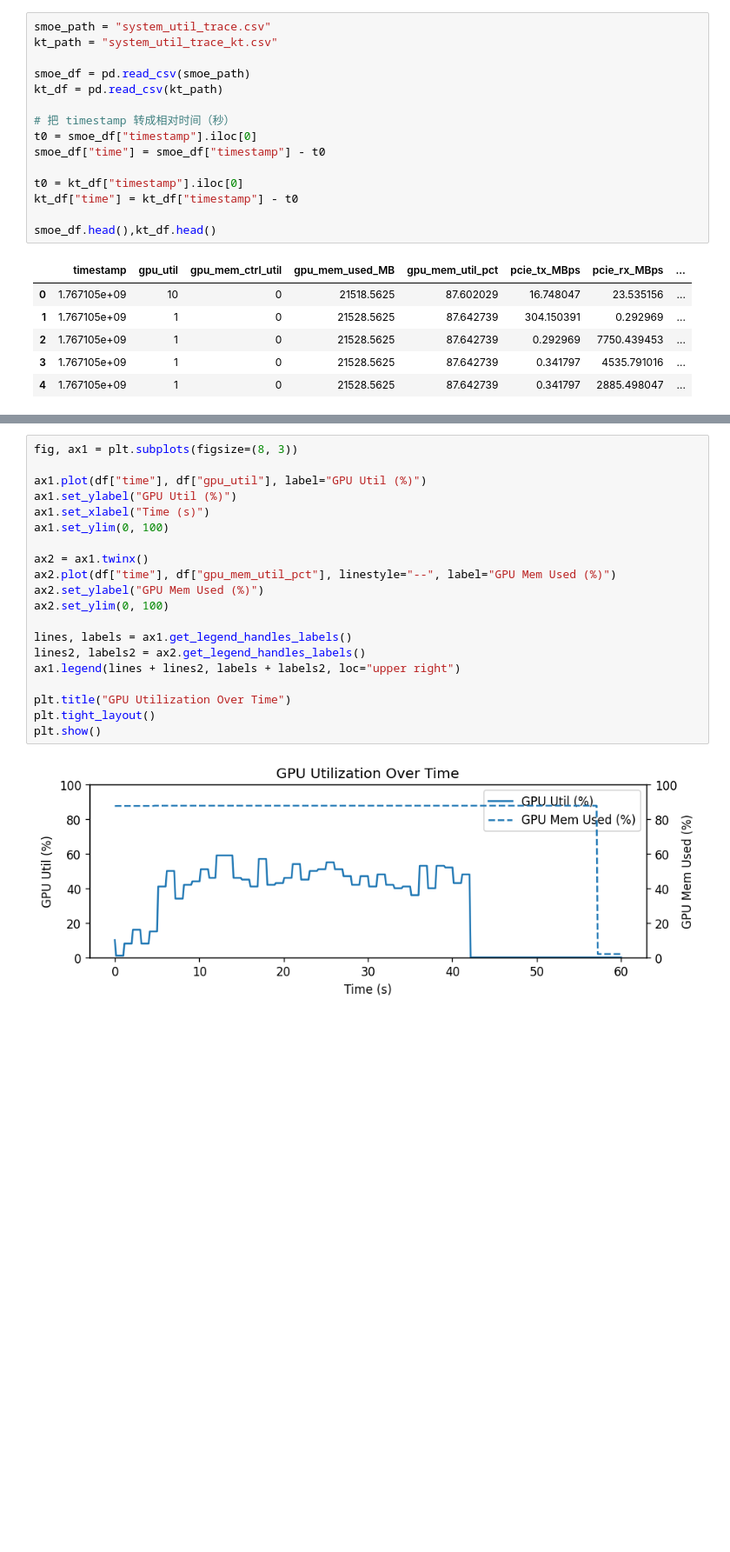
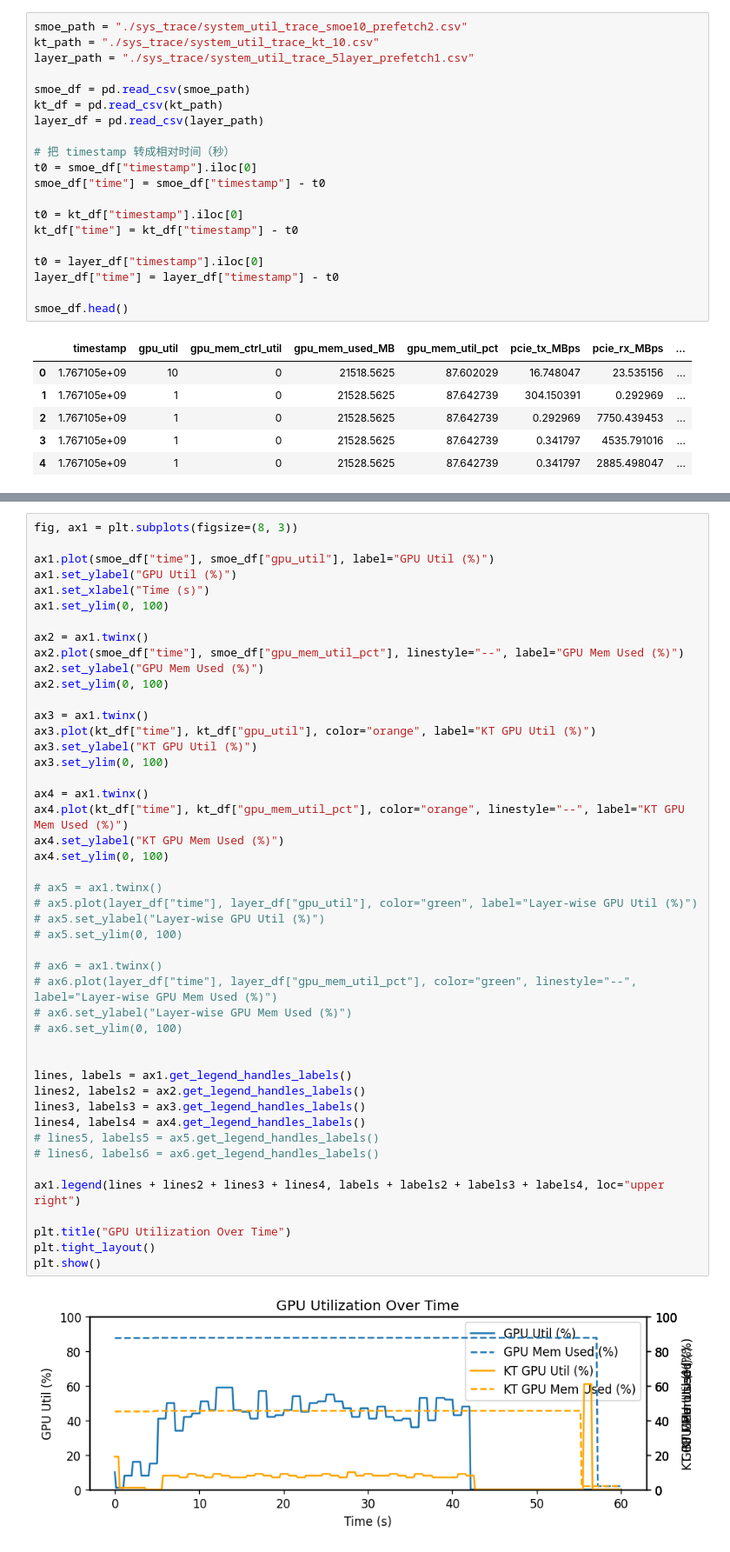
Before and after one commit to rzhang772/ktransformers, a Jupyter notebook: expirments/figures.ipynb, the cells around one changed output, grey strips where cells are left out. Shown at 87% size. Drawn from its saved outputs; the diff is of its cells as text; blank space fills up the shorter version.

```diff
--- a/expirments/figures.ipynb
+++ b/expirments/figures.ipynb
@@ -520,11 +520,13 @@ import matplotlib.pyplot as plt
 %matplotlib inline
 plt.rcParams["figure.dpi"] = 120
 # %%
-smoe_path = "system_util_trace.csv"
-kt_path = "system_util_trace_kt.csv"
+smoe_path = "./sys_trace/system_util_trace_smoe10_prefetch2.csv"
+kt_path = "./sys_trace/system_util_trace_kt_10.csv"
+layer_path = "./sys_trace/system_util_trace_5layer_prefetch1.csv"
 
 smoe_df = pd.read_csv(smoe_path)
 kt_df = pd.read_csv(kt_path)
+layer_df = pd.read_csv(layer_path)
 
 # 把 timestamp 转成相对时间（秒）
 t0 = smoe_df["timestamp"].iloc[0]
@@ -533,7 +535,10 @@ smoe_df["time"] = smoe_df["timestamp"] - t0
 t0 = kt_df["timestamp"].iloc[0]
 kt_df["time"] = kt_df["timestamp"] - t0
 
-smoe_df.head(),kt_df.head()
+t0 = layer_df["timestamp"].iloc[0]
+layer_df["time"] = layer_df["timestamp"] - t0
+
+smoe_df.head()
 # %% [output]
 |  | timestamp | gpu_util | gpu_mem_ctrl_util | gpu_mem_used_MB | gpu_mem_util_pct | pcie_tx_MBps | pcie_rx_MBps | ... |
 | 0 | 1.767105e+09 | 10 | 0 | 21518.5625 | 87.602029 | 16.748047 | 23.535156 | ... |
@@ -556,25 +549,51 @@ df.describe()
 # %%
 fig, ax1 = plt.subplots(figsize=(8, 3))
 
-ax1.plot(df["time"], df["gpu_util"], label="GPU Util (%)")
+ax1.plot(smoe_df["time"], smoe_df["gpu_util"], label="GPU Util (%)")
 ax1.set_ylabel("GPU Util (%)")
 ax1.set_xlabel("Time (s)")
 ax1.set_ylim(0, 100)
 
 ax2 = ax1.twinx()
-ax2.plot(df["time"], df["gpu_mem_util_pct"], linestyle="--", label="GPU Mem Used (%)")
+ax2.plot(smoe_df["time"], smoe_df["gpu_mem_util_pct"], linestyle="--", label="GPU Mem Used (%)")
 ax2.set_ylabel("GPU Mem Used (%)")
 ax2.set_ylim(0, 100)
 
+ax3 = ax1.twinx()
+ax3.plot(kt_df["time"], kt_df["gpu_util"], color="orange", label="KT GPU Util (%)")
+ax3.set_ylabel("KT GPU Util (%)")
+ax3.set_ylim(0, 100)
+
+ax4 = ax1.twinx()
+ax4.plot(kt_df["time"], kt_df["gpu_mem_util_pct"], color="orange", linestyle="--", label="KT GPU Mem Used (%)")
+ax4.set_ylabel("KT GPU Mem Used (%)")
+ax4.set_ylim(0, 100)
+
+# ax5 = ax1.twinx()
+# ax5.plot(layer_df["time"], layer_df["gpu_util"], color="green", label="Layer-wise GPU Util (%)")
+# ax5.set_ylabel("Layer-wise GPU Util (%)")
+# ax5.set_ylim(0, 100)
+
+# ax6 = ax1.twinx()
+# ax6.plot(layer_df["time"], layer_df["gpu_mem_util_pct"], color="green", linestyle="--", label="Layer-wise GPU Mem Used (%)")
+# ax6.set_ylabel("Layer-wise GPU Mem Used (%)")
+# ax6.set_ylim(0, 100)
+
+
 lines, labels = ax1.get_legend_handles_labels()
 lines2, labels2 = ax2.get_legend_handles_labels()
-ax1.legend(lines + lines2, labels + labels2, loc="upper right")
+lines3, labels3 = ax3.get_legend_handles_labels()
+lines4, labels4 = ax4.get_legend_handles_labels()
+# lines5, labels5 = ax5.get_legend_handles_labels()
+# lines6, labels6 = ax6.get_legend_handles_labels()
+
+ax1.legend(lines + lines2 + lines3 + lines4, labels + labels2 + labels3 + labels4, loc="upper right")
 
 plt.title("GPU Utilization Over Time")
 plt.tight_layout()
 plt.show()
 # %% [output]
-[figure, old version]
+[figure, new version]
 # %%
 fig, ax = plt.subplots(figsize=(8, 3))
 
```
Also changed, not shown: parts of 1 cell of this notebook, 18 other files.
